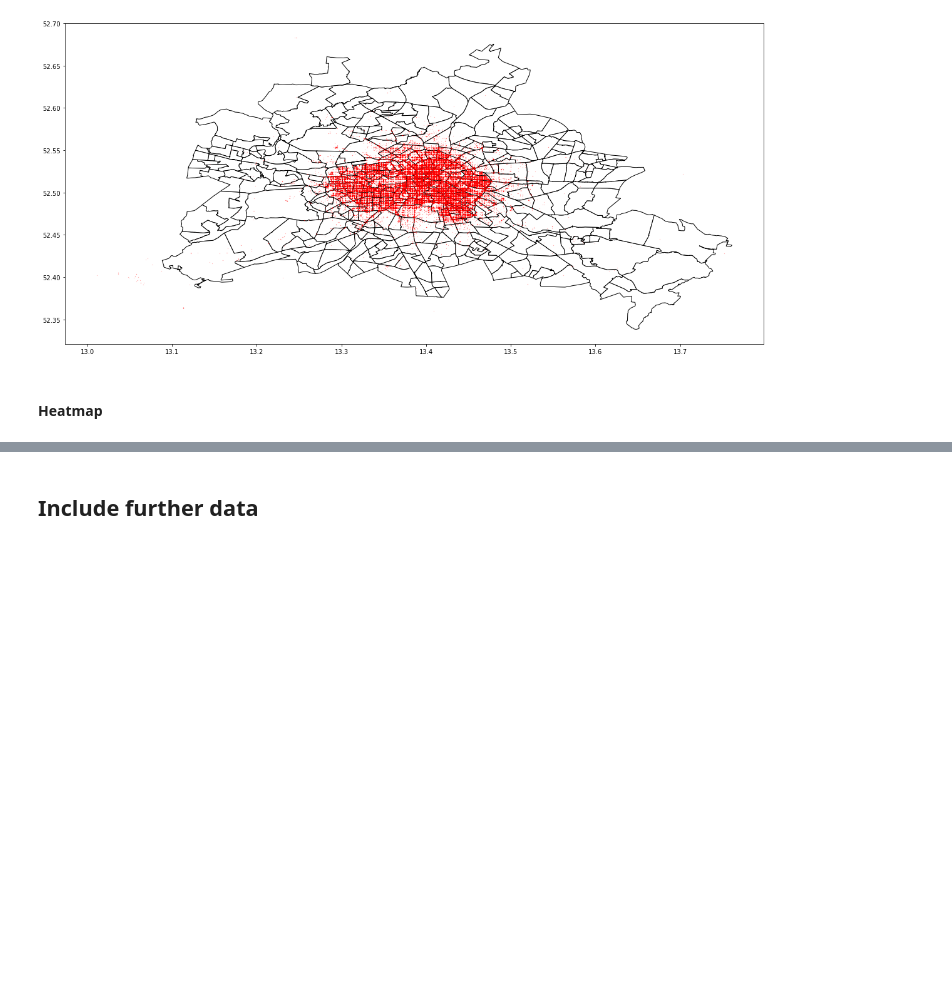
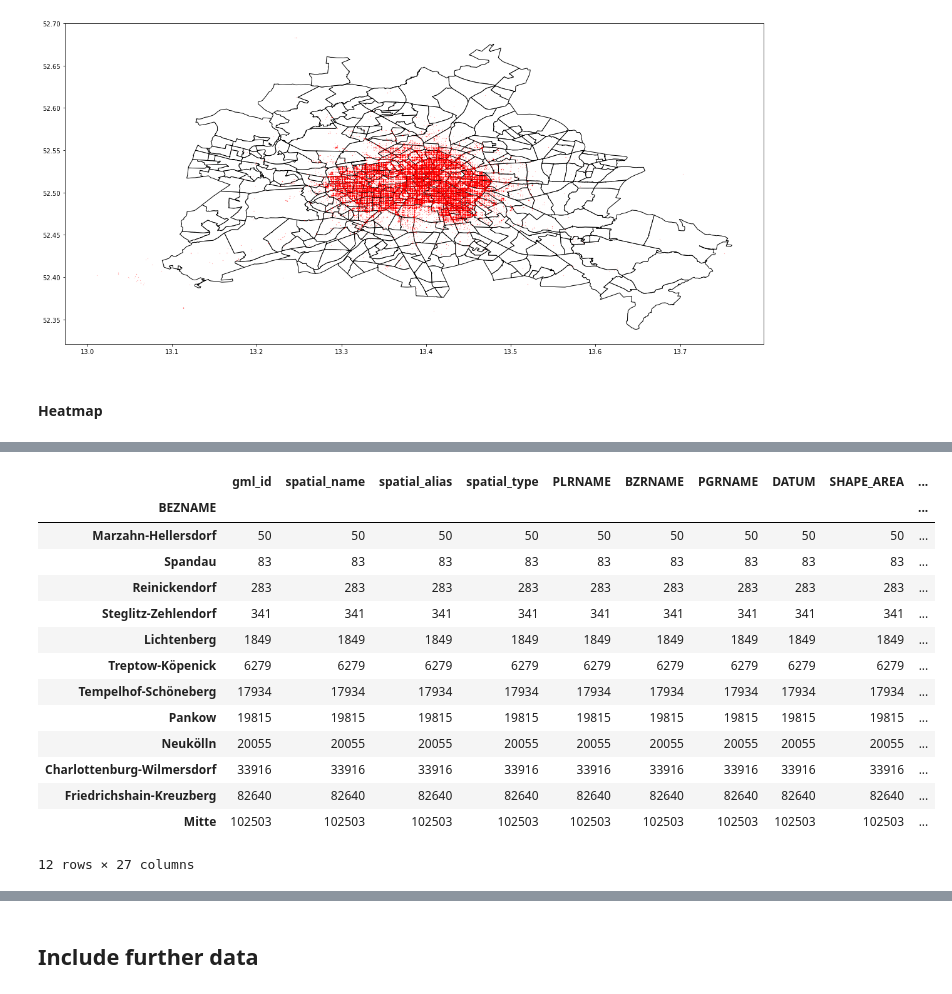
Before and after one commit to technologiestiftung/bike-sharing, a Jupyter notebook: src/analysis/pseudonomysed.ipynb, the cells around one changed output, grey strips where cells are left out. Drawn from its saved outputs; the diff is of its cells as text; code cells hidden in the pictures; blank space fills up the shorter version.

```diff
--- a/src/analysis/pseudonomysed.ipynb
+++ b/src/analysis/pseudonomysed.ipynb
@@ -376,0 +387,19 @@ gpd.overlay(gdf, plr)
+# %%
+start_in_bz = sjoin(plr, gdf, how='inner')
+start_in_bz.groupby('BEZNAME').count().sort_values('gml_id')
+# %% [output]
+|  | gml_id | spatial_name | spatial_alias | spatial_type | PLRNAME | BZRNAME | PGRNAME | DATUM | SHAPE_AREA | ... |
+| BEZNAME |  |  |  |  |  |  |  |  |  | ... |
+| Marzahn-Hellersdorf | 50 | 50 | 50 | 50 | 50 | 50 | 50 | 50 | 50 | ... |
+| Spandau | 83 | 83 | 83 | 83 | 83 | 83 | 83 | 83 | 83 | ... |
+| Reinickendorf | 283 | 283 | 283 | 283 | 283 | 283 | 283 | 283 | 283 | ... |
+| Steglitz-Zehlendorf | 341 | 341 | 341 | 341 | 341 | 341 | 341 | 341 | 341 | ... |
+| Lichtenberg | 1849 | 1849 | 1849 | 1849 | 1849 | 1849 | 1849 | 1849 | 1849 | ... |
+| Treptow-Köpenick | 6279 | 6279 | 6279 | 6279 | 6279 | 6279 | 6279 | 6279 | 6279 | ... |
+| Tempelhof-Schöneberg | 17934 | 17934 | 17934 | 17934 | 17934 | 17934 | 17934 | 17934 | 17934 | ... |
+| Pankow | 19815 | 19815 | 19815 | 19815 | 19815 | 19815 | 19815 | 19815 | 19815 | ... |
+| Neukölln | 20055 | 20055 | 20055 | 20055 | 20055 | 20055 | 20055 | 20055 | 20055 | ... |
+| Charlottenburg-Wilmersdorf | 33916 | 33916 | 33916 | 33916 | 33916 | 33916 | 33916 | 33916 | 33916 | ... |
+| Friedrichshain-Kreuzberg | 82640 | 82640 | 82640 | 82640 | 82640 | 82640 | 82640 | 82640 | 82640 | ... |
+| Mitte | 102503 | 102503 | 102503 | 102503 | 102503 | 102503 | 102503 | 102503 | 102503 | ... |
+12 rows × 27 columns
```
Also changed, not shown: parts of 24 cells of this notebook.
